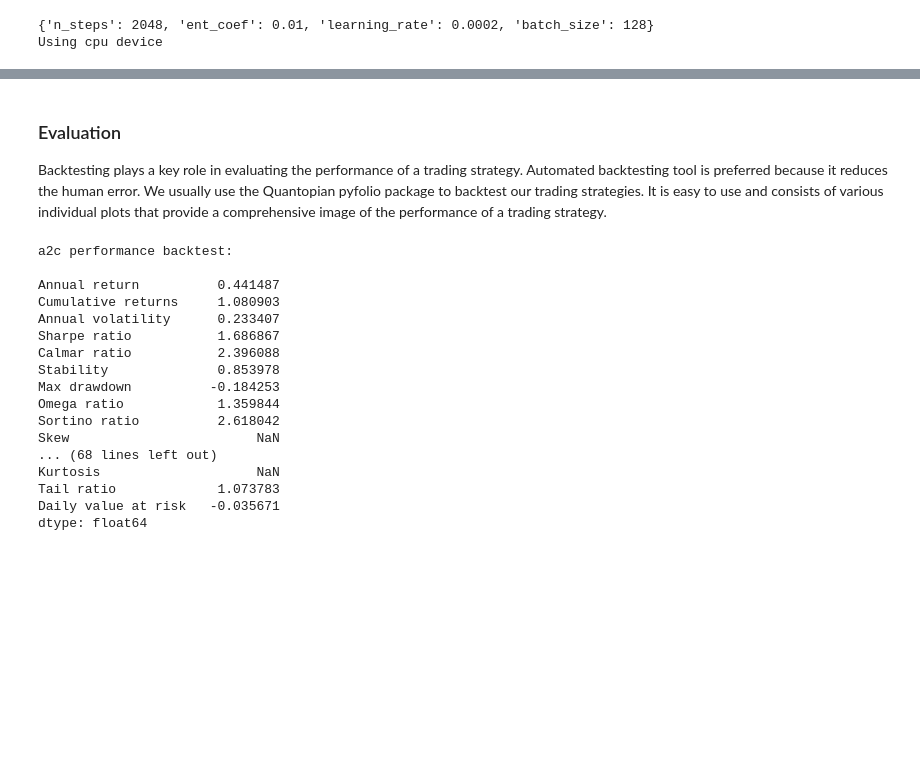
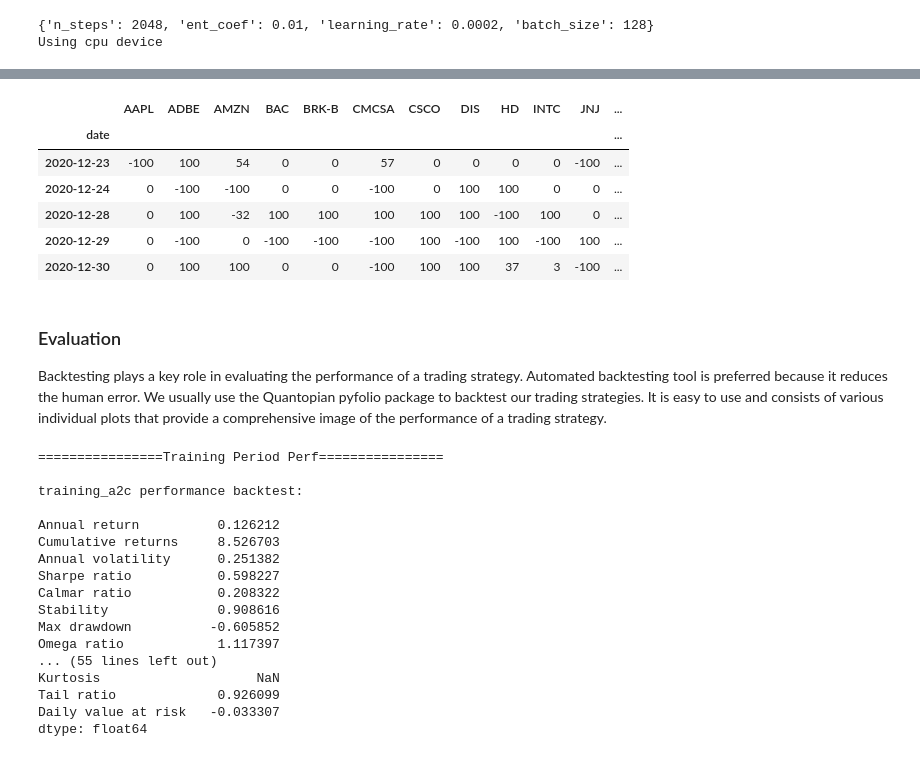
Before and after one commit to BichengWang/RL_stock_trading, a Jupyter notebook: rl_portfolio_trading.ipynb, the cells around one changed output, grey strips where cells are left out. Saved outputs shown, nothing was run; the diff lists cells and outputs as text; code cells hidden in the pictures; blank space fills up the shorter version.

Commit message:
retrain model

```diff
--- a/rl_portfolio_trading.ipynb
+++ b/rl_portfolio_trading.ipynb
@@ -492,3 +365,14 @@ df_actions['a2c'].head()
+# %%
+df_value['evaluation_a2c'].tail()
+df_actions['evaluation_a2c'].tail()
+# %% [output]
+|  | AAPL | ADBE | AMZN | BAC | BRK-B | CMCSA | CSCO | DIS | HD | INTC | JNJ | ... |
+| date |  |  |  |  |  |  |  |  |  |  |  | ... |
+| 2020-12-23 | -100 | 100 | 54 | 0 | 0 | 57 | 0 | 0 | 0 | 0 | -100 | ... |
+| 2020-12-24 | 0 | -100 | -100 | 0 | 0 | -100 | 0 | 100 | 100 | 0 | 0 | ... |
+| 2020-12-28 | 0 | 100 | -32 | 100 | 100 | 100 | 100 | 100 | -100 | 100 | 0 | ... |
+| 2020-12-29 | 0 | -100 | 0 | -100 | -100 | -100 | 100 | -100 | 100 | -100 | 100 | ... |
+| 2020-12-30 | 0 | 100 | 100 | 0 | 0 | -100 | 100 | 100 | 37 | 3 | -100 | ... |
 # %% [markdown]
 ### Evaluation
 Backtesting plays a key role in evaluating the performance of a trading strategy. Automated backtesting tool is preferred because it reduces the human error. We usually use the Quantopian pyfolio package to backtest our trading strategies. It is easy to use and consists of various individual plots that provide a comprehensive image of the performance of a trading strategy.
@@ -497,33 +382,40 @@ model_name_list=['a2c','ddpg','ppo','td3','sac']
 # %%
-now = datetime.datetime.now().strftime('%Y%m%d-%Hh%M')
+local_time = datetime.datetime.now().strftime('%Y%m%d-%Hh%M')
 
 def backtest(df_value, model_name):
     print("\n{} performance backtest:\n".format(model_name))
     perf_stats = backtest_stats(account_value=df_value)
     perf_stats = pd.DataFrame(perf_stats)
-    perf_stats.to_csv("./"+config.RESULTS_DIR+"/perf_stats_"+model_name+"_"+now+'.csv')
+    perf_stats.to_csv("./"+config.RESULTS_DIR+"/perf_stats_"+model_name+"_"+local_time+'.csv')
     return perf_stats
 
 perf_stats_all = dict()
-for model_name in model_name_list:
+
+print("================Training Period Perf================")
+for model_name in training_backtesting_list:
     perf_stats = backtest(df_value[model_name], model_name)
     perf_stats_all[model_name] = perf_stats
+print()
+print("================Evaluation Period Perf================")
+for model_name in evaluation_backtesting_list:
+    perf_stats = backtest(df_value[model_name], model_name)
+    perf_stats_all[model_name] = perf_stats
 # %% [output]
-a2c performance backtest:
+================Training Period Perf================
 
-Annual return          0.441487
-Cumulative returns     1.080903
-Annual volatility      0.233407
-Sharpe ratio           1.686867
-Calmar ratio           2.396088
-Stability              0.853978
-Max drawdown          -0.184253
-Omega ratio            1.359844
-Sortino ratio          2.618042
-Skew                        NaN
-... (68 lines left out)
+training_a2c performance backtest:
+
+Annual return          0.126212
+Cumulative returns     8.526703
+Annual volatility      0.251382
+Sharpe ratio           0.598227
+Calmar ratio           0.208322
+Stability              0.908616
+Max drawdown          -0.605852
+Omega ratio            1.117397
+... (55 lines left out)
 Kurtosis                    NaN
-Tail ratio             1.073783
-Daily value at risk   -0.035671
+Tail ratio             0.926099
+Daily value at risk   -0.033307
 dtype: float64
 # %%
```
Also changed, not shown: parts of 40 cells of this notebook, 31 other files.
